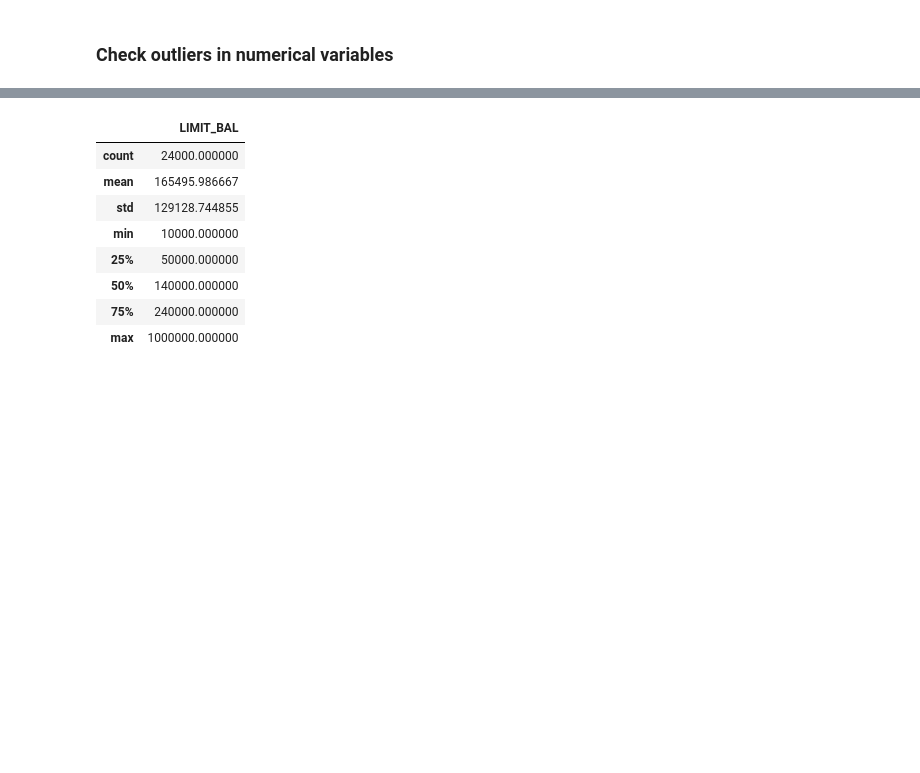
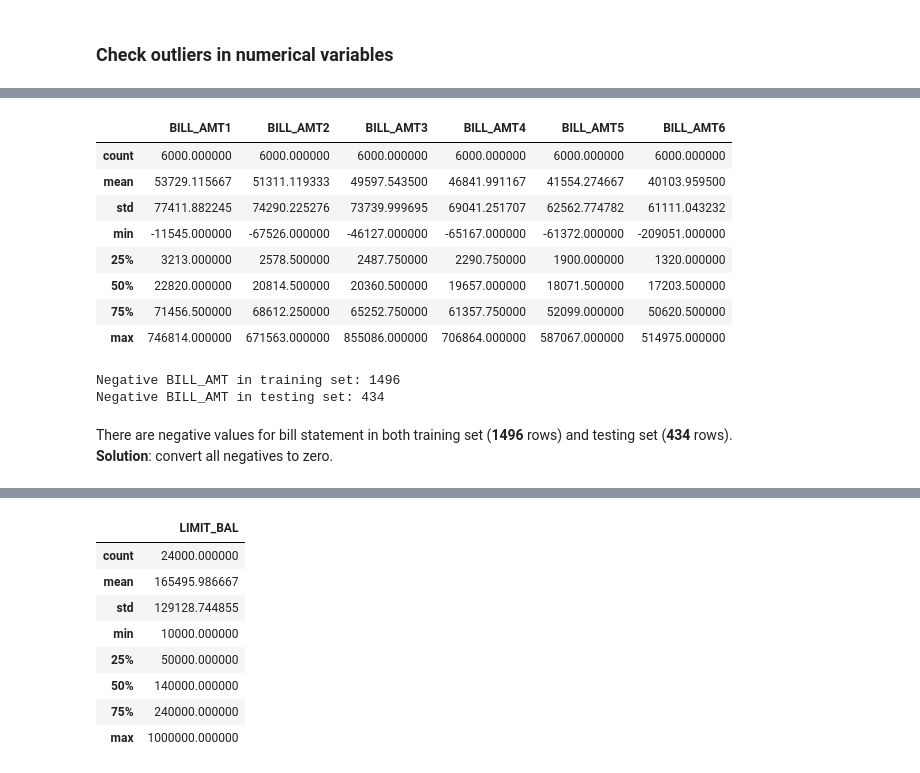
Before and after one commit to kimdanny/Credit-card-default-prediction, a Jupyter notebook: working/Data cleaning-jingting.ipynb, the cells around one changed output, grey strips where cells are left out. Cells and saved outputs as stored; diff of their text form; code cells hidden in the pictures; blank space fills up the shorter version.

```diff
--- a/working/Data cleaning-jingting.ipynb
+++ b/working/Data cleaning-jingting.ipynb
@@ -207,0 +277,27 @@ PAY_6: [-1, 2, 3, 4, 5, 6, 7]
+# %%
+df_test[['BILL_AMT1', 'BILL_AMT2', 'BILL_AMT3', 'BILL_AMT4', 'BILL_AMT5', 'BILL_AMT6']].describe()
+# alternative demo: histogram
+# %% [output]
+|  | BILL_AMT1 | BILL_AMT2 | BILL_AMT3 | BILL_AMT4 | BILL_AMT5 | BILL_AMT6 |
+| count | 6000.000000 | 6000.000000 | 6000.000000 | 6000.000000 | 6000.000000 | 6000.000000 |
+| mean | 53729.115667 | 51311.119333 | 49597.543500 | 46841.991167 | 41554.274667 | 40103.959500 |
+| std | 77411.882245 | 74290.225276 | 73739.999695 | 69041.251707 | 62562.774782 | 61111.043232 |
+| min | -11545.000000 | -67526.000000 | -46127.000000 | -65167.000000 | -61372.000000 | -209051.000000 |
+| 25% | 3213.000000 | 2578.500000 | 2487.750000 | 2290.750000 | 1900.000000 | 1320.000000 |
+| 50% | 22820.000000 | 20814.500000 | 20360.500000 | 19657.000000 | 18071.500000 | 17203.500000 |
+| 75% | 71456.500000 | 68612.250000 | 65252.750000 | 61357.750000 | 52099.000000 | 50620.500000 |
+| max | 746814.000000 | 671563.000000 | 855086.000000 | 706864.000000 | 587067.000000 | 514975.000000 |
+# %%
+print('Negative BILL_AMT in training set:', df_train[(df_train['BILL_AMT1'] < 0) | (df_train['BILL_AMT2'] < 0) |
+                                                     (df_train['BILL_AMT3'] < 0) | (df_train['BILL_AMT4'] < 0) |
+                                                     (df_train['BILL_AMT5'] < 0) | (df_train['BILL_AMT6'] < 0)].shape[0])
+print('Negative BILL_AMT in testing set:', df_test[(df_test['BILL_AMT1'] < 0) | (df_test['BILL_AMT2'] < 0) |
+                                                   (df_test['BILL_AMT3'] < 0) | (df_test['BILL_AMT4'] < 0) |
+                                                   (df_test['BILL_AMT5'] < 0) | (df_test['BILL_AMT6'] < 0)].shape[0])
+# %% [output]
+Negative BILL_AMT in training set: 1496
+Negative BILL_AMT in testing set: 434
+# %% [markdown]
+There are negative values for bill statement in both training set (**1496** rows) and testing set (**434** rows).
+<br>
+**Solution**: convert all negatives to zero.
```
Also changed, not shown: parts of 30 cells of this notebook.
